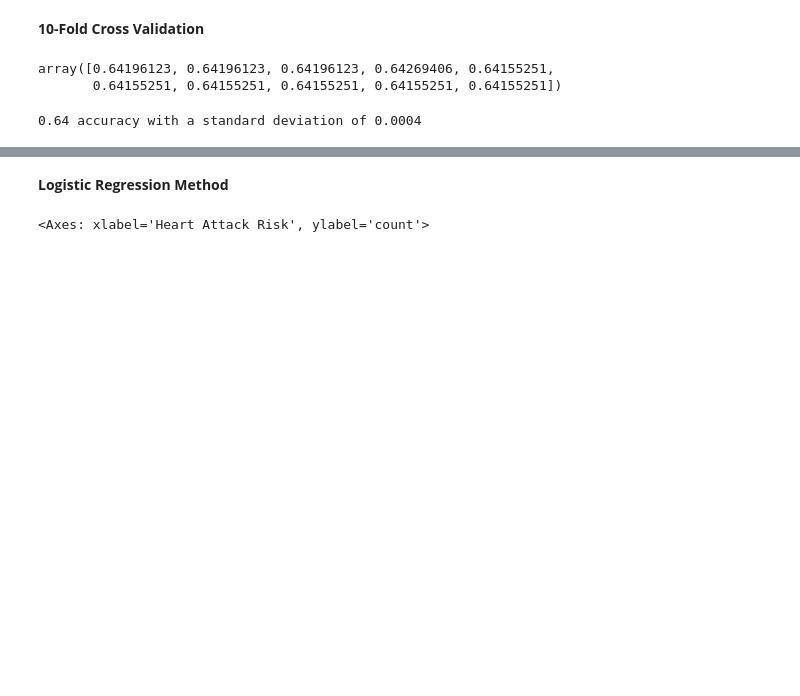
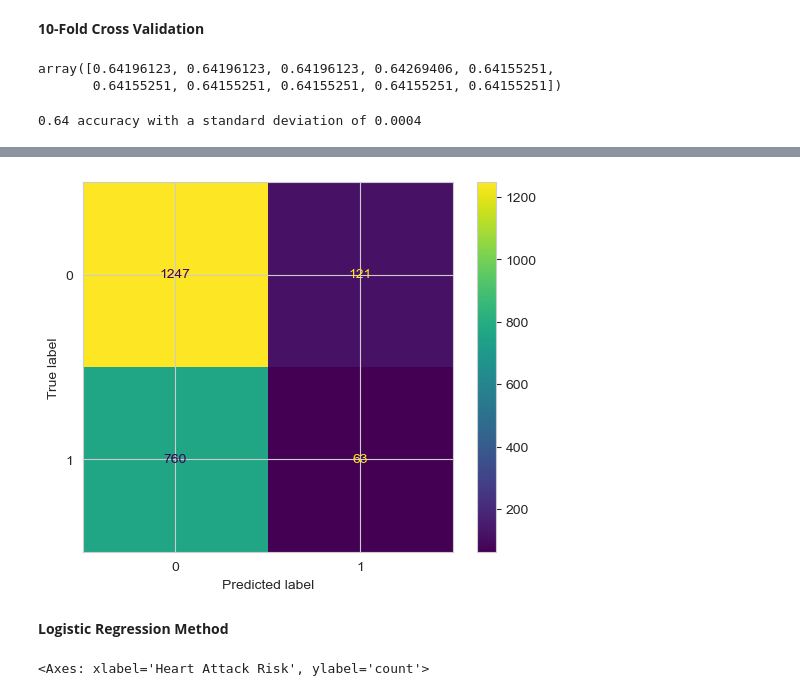
Before and after one commit to AN-DRE4/DadosAprendizagemAutomatica, a Jupyter notebook: HeartAttack.ipynb, the cells around one changed output, grey strips where cells are left out. Saved outputs shown, nothing was run; the diff lists cells and outputs as text; code cells hidden in the pictures; blank space fills up the shorter version.

```diff
--- a/HeartAttack.ipynb
+++ b/HeartAttack.ipynb
@@ -668,3 +697,8 @@ plt.show()
+# %%
+ConfusionMatrixDisplay.from_estimator(gs_model, x_test, y_test, display_labels=y.unique())
+plt.show()
+# %% [output]
+[figure, added]
 # %% [markdown]
 **Logistic Regression Method**
 # %%
```
Also changed, not shown: parts of 34 cells of this notebook.
